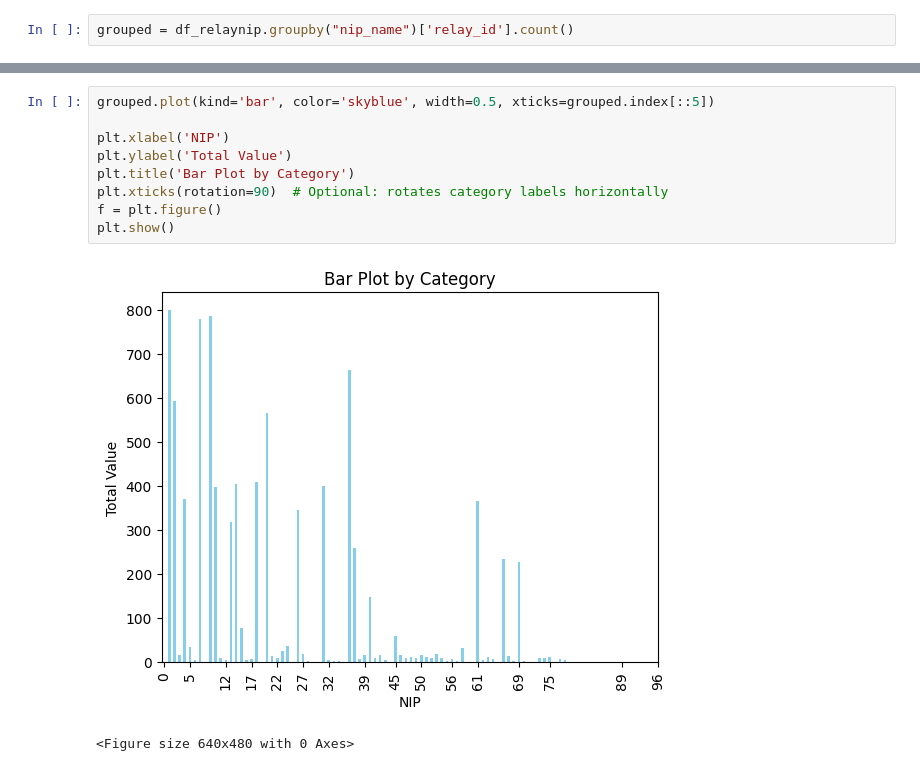
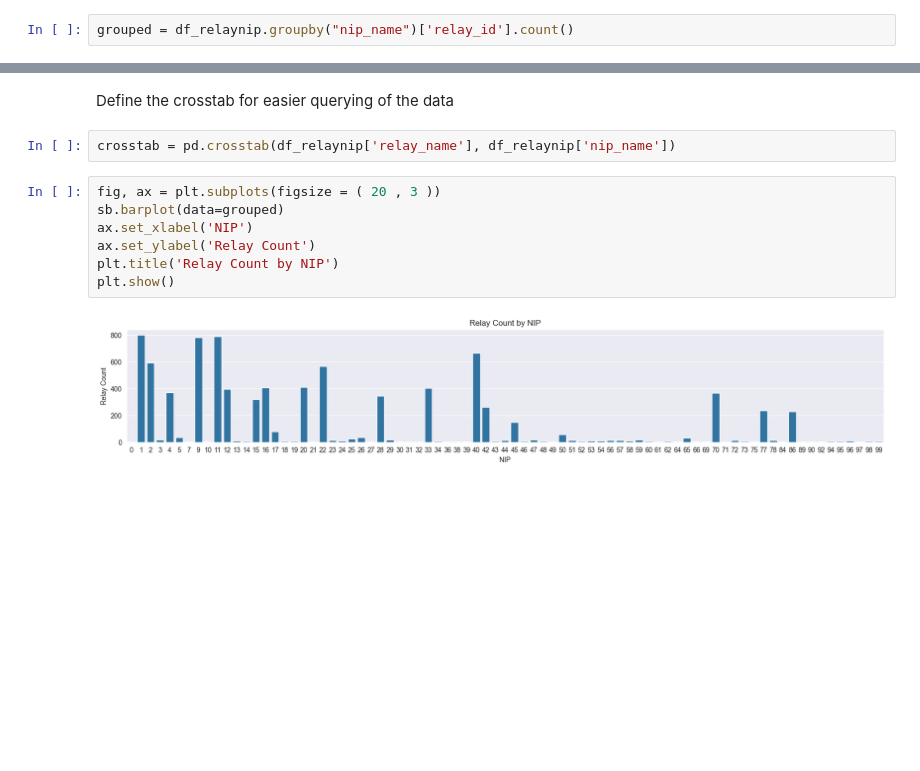
Before and after one commit to SEG-UNIBE/artio-insight, a Jupyter notebook: notebooks/artio.ipynb, the cells around one changed output, grey strips where cells are left out. Drawn from its saved outputs; the diff is of its cells as text; blank space fills up the shorter version.

```diff
--- a/notebooks/artio.ipynb
+++ b/notebooks/artio.ipynb
@@ -76,12 +55,13 @@ plt.show()
-# %%
-grouped.plot(kind='bar', color='skyblue', width=0.5, xticks=grouped.index[::5])
-
-plt.xlabel('NIP')
-plt.ylabel('Total Value')
-plt.title('Bar Plot by Category')
-plt.xticks(rotation=90)  # Optional: rotates category labels horizontally
-f = plt.figure()
-plt.show()
-# %% [output]
-[figure, removed]
-<Figure size 640x480 with 0 Axes>
+# %% [markdown]
+Define the crosstab for easier querying of the data
+# %%
+crosstab = pd.crosstab(df_relaynip['relay_name'], df_relaynip['nip_name'])
+# %%
+fig, ax = plt.subplots(figsize = ( 20 , 3 ))
+sb.barplot(data=grouped)
+ax.set_xlabel('NIP')
+ax.set_ylabel('Relay Count')
+plt.title('Relay Count by NIP')
+plt.show()
+# %% [output]
+[figure, added]
```
Also changed, not shown: parts of 6 cells of this notebook.
